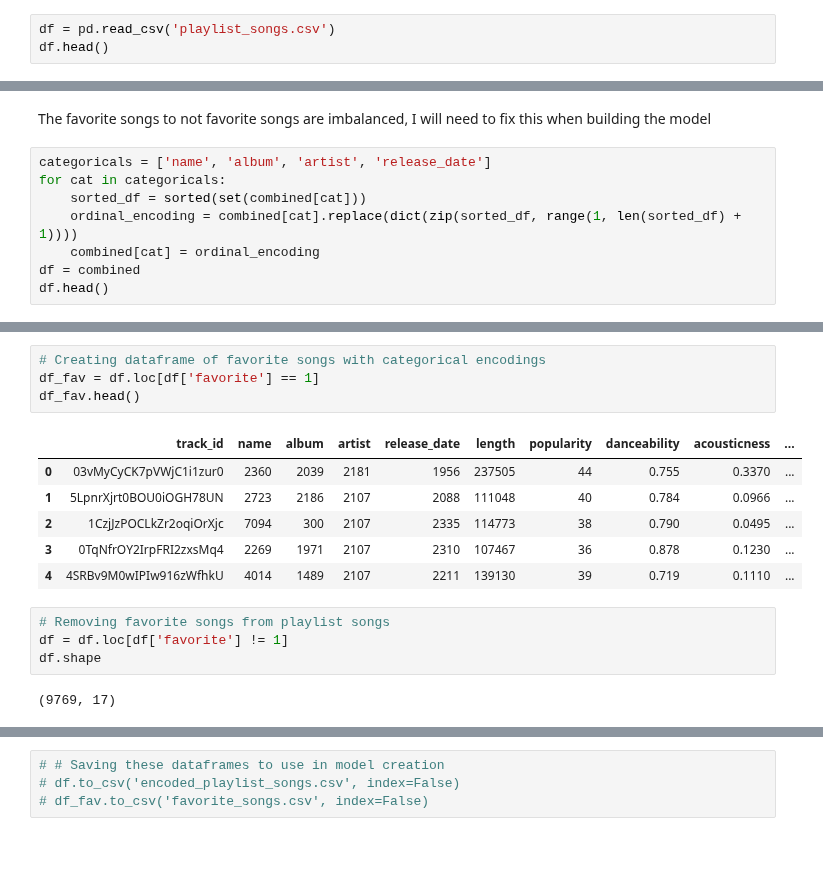
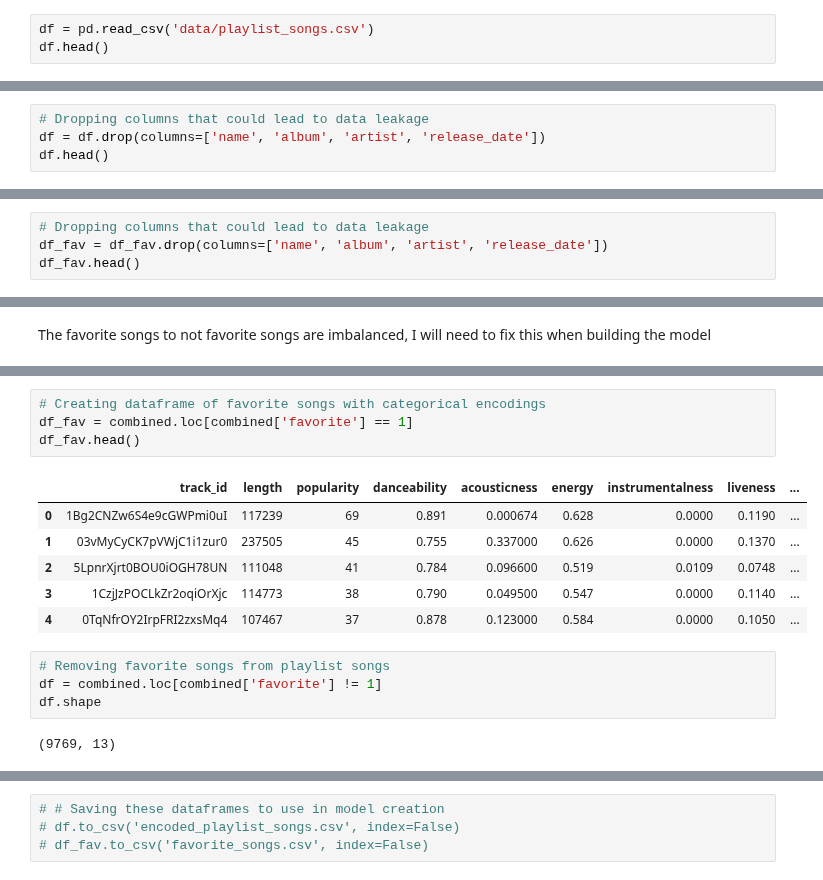
Before and after one commit to lognorman20/spotify_recommender, a Jupyter notebook: data_engineering.ipynb, the cells around one changed output, grey strips where cells are left out. Saved outputs shown, nothing was run; the diff lists cells and outputs as text; blank space fills up the shorter version.

Commit message:
finished data engineering, rebuilt datasets

```diff
--- a/data_engineering.ipynb
+++ b/data_engineering.ipynb
@@ -186,7 +169,7 @@ Wall time: 31min 57s
 # %%
 # df.to_csv('playlist_songs.csv',index=False)
 # %%
-df = pd.read_csv('playlist_songs.csv')
+df = pd.read_csv('data/playlist_songs.csv')
 df.head()
 # %% [output]
 |  | track_id | name | album | artist | release_date | length | popularity | danceability | acousticness | ... |
@@ -195,3 +178,7 @@ df.head()
 | 2 | 1diS6nkxMQc3wwC4G1j0bh | We're Good | Future Nostalgia (The Moonlight E... | Dua Lipa | 2021-02-11 | 165506 | 88 | 0.722 | 0.0319 | ... |
 | 3 | 4u4NyuceXP7Uzh7XFJKCr1 | Hold On | Hold On | Justin Bieber | 2021-03-05 | 170813 | 89 | 0.658 | 0.0106 | ... |
 | 4 | 3Ofmpyhv5UAQ70mENzB277 | Astronaut In The Ocean | Astronaut In The Ocean | Masked Wolf | 2021-01-06 | 132780 | 94 | 0.778 | 0.1750 | ... |
+# %%
+# Dropping columns that could lead to data leakage
+df = df.drop(columns=['name', 'album', 'artist', 'release_date'])
+df.head()
@@ -261,0 +256,4 @@ df_fav.head()
+# %%
+# Dropping columns that could lead to data leakage
+df_fav = df_fav.drop(columns=['name', 'album', 'artist', 'release_date'])
+df_fav.head()
@@ -291,11 +296,3 @@ combined.favorite.value_counts()
 Name: favorite, dtype: int64
 # %% [markdown]
 The favorite songs to not favorite songs are imbalanced, I will need to fix this when building the model
-# %%
-categoricals = ['name', 'album', 'artist', 'release_date']
-for cat in categoricals:
-    sorted_df = sorted(set(combined[cat]))
-    ordinal_encoding = combined[cat].replace(dict(zip(sorted_df, range(1, len(sorted_df) + 1))))
-    combined[cat] = ordinal_encoding
-df = combined
-df.head()
@@ -309,20 +299,20 @@ df.head()
 # %%
 # Creating dataframe of favorite songs with categorical encodings
-df_fav = df.loc[df['favorite'] == 1]
+df_fav = combined.loc[combined['favorite'] == 1]
 df_fav.head()
 # %% [output]
-|  | track_id | name | album | artist | release_date | length | popularity | danceability | acousticness | ... |
-| 0 | 03vMyCyCK7pVWjC1i1zur0 | 2360 | 2039 | 2181 | 1956 | 237505 | 44 | 0.755 | 0.3370 | ... |
-| 1 | 5LpnrXjrt0BOU0iOGH78UN | 2723 | 2186 | 2107 | 2088 | 111048 | 40 | 0.784 | 0.0966 | ... |
-| 2 | 1CzjJzPOCLkZr2oqiOrXjc | 7094 | 300 | 2107 | 2335 | 114773 | 38 | 0.790 | 0.0495 | ... |
-| 3 | 0TqNfrOY2IrpFRI2zxsMq4 | 2269 | 1971 | 2107 | 2310 | 107467 | 36 | 0.878 | 0.1230 | ... |
-| 4 | 4SRBv9M0wIPIw916zWfhkU | 4014 | 1489 | 2107 | 2211 | 139130 | 39 | 0.719 | 0.1110 | ... |
+|  | track_id | length | popularity | danceability | acousticness | energy | instrumentalness | liveness | ... |
+| 0 | 1Bg2CNZw6S4e9cGWPmi0uI | 117239 | 69 | 0.891 | 0.000674 | 0.628 | 0.0000 | 0.1190 | ... |
+| 1 | 03vMyCyCK7pVWjC1i1zur0 | 237505 | 45 | 0.755 | 0.337000 | 0.626 | 0.0000 | 0.1370 | ... |
+| 2 | 5LpnrXjrt0BOU0iOGH78UN | 111048 | 41 | 0.784 | 0.096600 | 0.519 | 0.0109 | 0.0748 | ... |
+| 3 | 1CzjJzPOCLkZr2oqiOrXjc | 114773 | 38 | 0.790 | 0.049500 | 0.547 | 0.0000 | 0.1140 | ... |
+| 4 | 0TqNfrOY2IrpFRI2zxsMq4 | 107467 | 37 | 0.878 | 0.123000 | 0.584 | 0.0000 | 0.1050 | ... |
 # %%
 # Removing favorite songs from playlist songs
-df = df.loc[df['favorite'] != 1]
+df = combined.loc[combined['favorite'] != 1]
 df.shape
 # %% [output]
-(9769, 17)
+(9769, 13)
 # %%
 df_fav.shape
 # %% [output]
```
Also changed, not shown: parts of 14 cells of this notebook, 4 other files.
